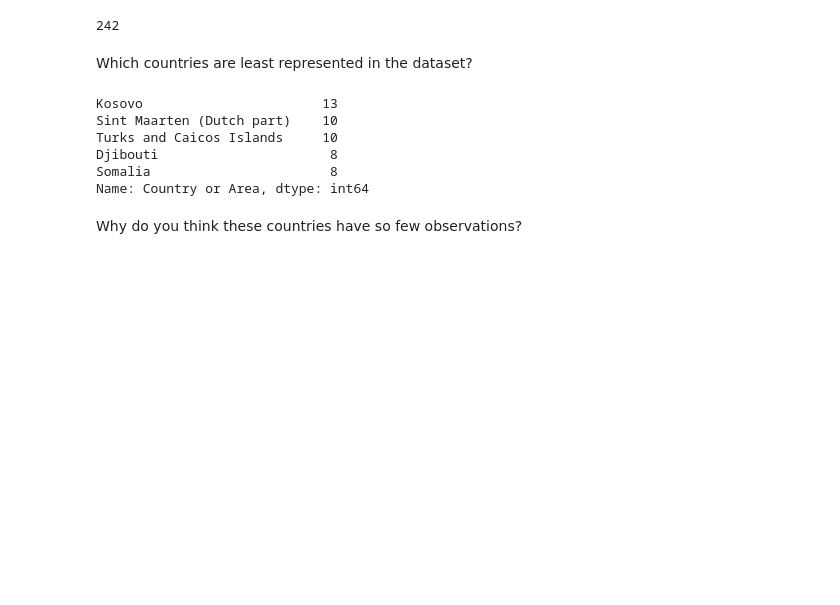
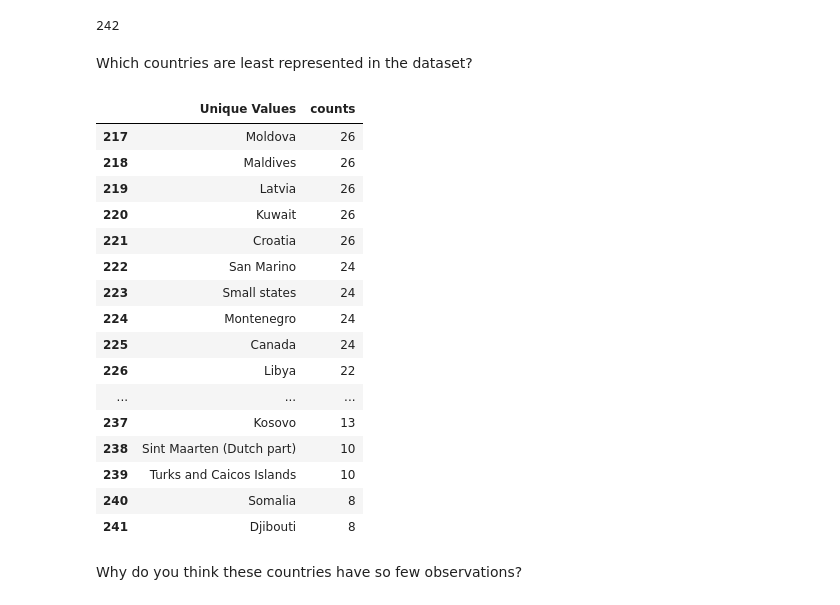
Before and after one commit to nss-data-science-cohort-7/un-exploration-JEFFDAVISJR, a Jupyter notebook: notebooks/UN_Data_Exploration.ipynb, the cells around one changed output. Drawn from its saved outputs; the diff is of its cells as text; code cells hidden in the pictures; blank space fills up the shorter version.

```diff
--- a/notebooks/UN_Data_Exploration.ipynb
+++ b/notebooks/UN_Data_Exploration.ipynb
@@ -92,16 +97,27 @@ un['Country or Area'].nunique()
 242
 # %% [markdown]
 Which countries are least represented in the dataset?
-# %%
-country_valuecounts = un['Country or Area'].value_counts()
-country_valuecounts.tail()
-# %% [output]
-Kosovo                       13
-Sint Maarten (Dutch part)    10
-Turks and Caicos Islands     10
-Djibouti                      8
-Somalia                       8
-Name: Country or Area, dtype: int64
+# %%
+country_observations = gdp['Country or Area'].value_counts().rename_axis('Unique Values').reset_index(name='counts')
+country_observations.tail(25)
+# %% [output]
+|  | Unique Values | counts |
+| 217 | Moldova | 26 |
+| 218 | Maldives | 26 |
+| 219 | Latvia | 26 |
+| 220 | Kuwait | 26 |
+| 221 | Croatia | 26 |
+| 222 | San Marino | 24 |
+| 223 | Small states | 24 |
+| 224 | Montenegro | 24 |
+| 225 | Canada | 24 |
+| 226 | Libya | 22 |
+| ... | ... | ... |
+| 237 | Kosovo | 13 |
+| 238 | Sint Maarten (Dutch part) | 10 |
+| 239 | Turks and Caicos Islands | 10 |
+| 240 | Somalia | 8 |
+| 241 | Djibouti | 8 |
 # %% [markdown]
 Why do you think these countries have so few observations?
 # %% [markdown]
```
Also changed, not shown: parts of 21 cells of this notebook.
